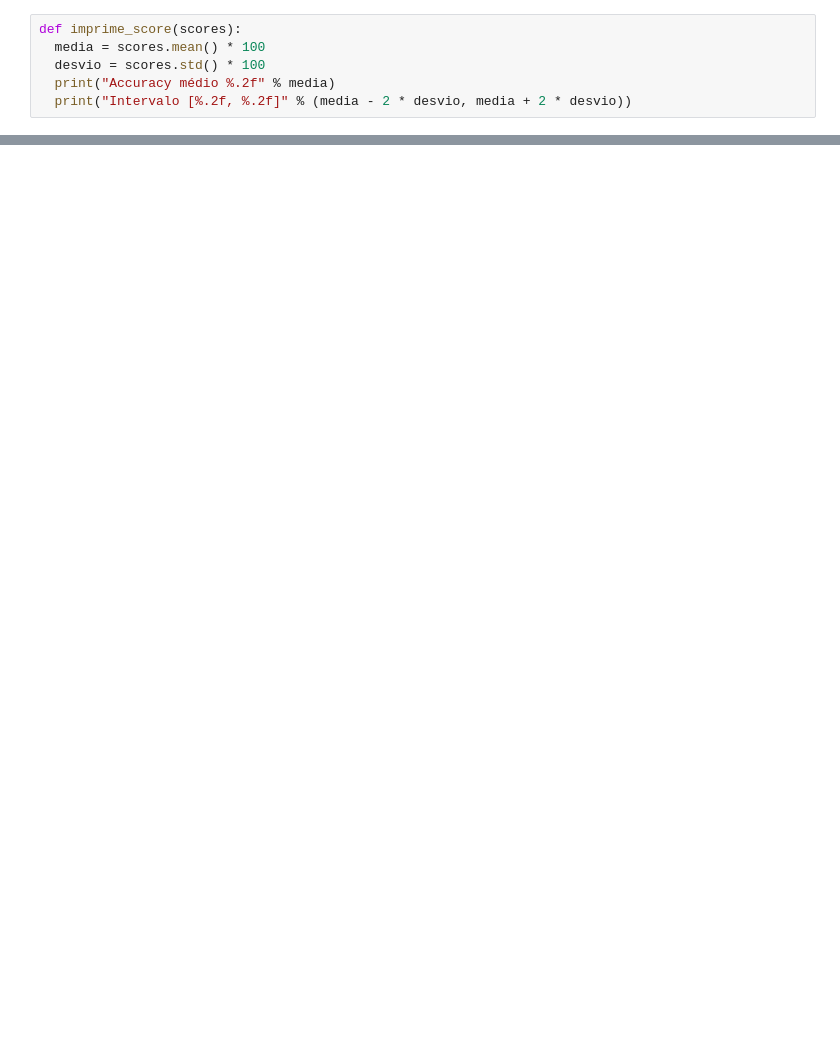
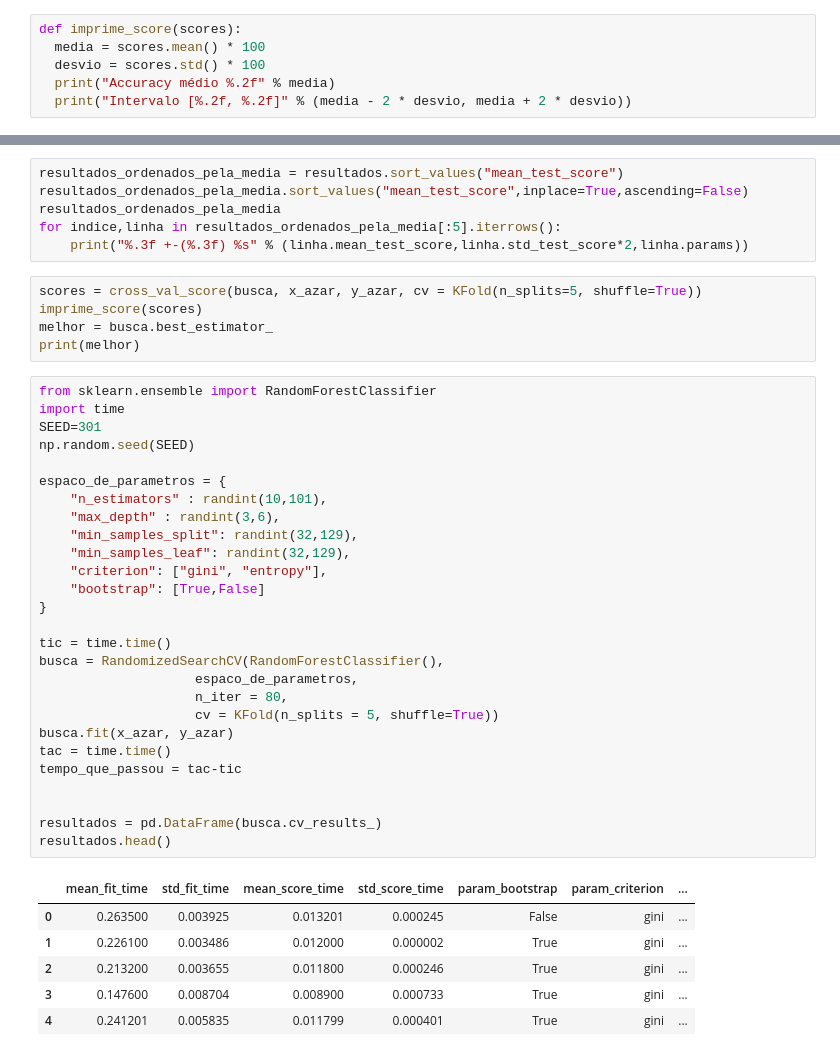
Before and after one commit to Augusto-S01/estudosDeIA, a Jupyter notebook: otimizacaoModelo/main.ipynb, the cells around one changed output, grey strips where cells are left out. Drawn from its saved outputs; the diff is of its cells as text; blank space fills up the shorter version.

```diff
--- a/otimizacaoModelo/main.ipynb
+++ b/otimizacaoModelo/main.ipynb
@@ -438,0 +462,45 @@ graph
+# %%
+resultados_ordenados_pela_media = resultados.sort_values("mean_test_score")
+resultados_ordenados_pela_media.sort_values("mean_test_score",inplace=True,ascending=False)
+resultados_ordenados_pela_media
+for indice,linha in resultados_ordenados_pela_media[:5].iterrows():
+    print("%.3f +-(%.3f) %s" % (linha.mean_test_score,linha.std_test_score*2,linha.params))
+# %%
+scores = cross_val_score(busca, x_azar, y_azar, cv = KFold(n_splits=5, shuffle=True))
+imprime_score(scores)
+melhor = busca.best_estimator_
+print(melhor)
+# %%
+from sklearn.ensemble import RandomForestClassifier
+import time
+SEED=301
+np.random.seed(SEED)
+
+espaco_de_parametros = {
+    "n_estimators" : randint(10,101),
+    "max_depth" : randint(3,6),
+    "min_samples_split": randint(32,129),
+    "min_samples_leaf": randint(32,129),
+    "criterion": ["gini", "entropy"],
+    "bootstrap": [True,False]
+}
+
+tic = time.time()
+busca = RandomizedSearchCV(RandomForestClassifier(),
+                    espaco_de_parametros,
+                    n_iter = 80,
+                    cv = KFold(n_splits = 5, shuffle=True))
+busca.fit(x_azar, y_azar)
+tac = time.time()
+tempo_que_passou = tac-tic
+
+
+resultados = pd.DataFrame(busca.cv_results_)
+resultados.head()
+# %% [output]
+|  | mean_fit_time | std_fit_time | mean_score_time | std_score_time | param_bootstrap | param_criterion | ... |
+| 0 | 0.263500 | 0.003925 | 0.013201 | 0.000245 | False | gini | ... |
+| 1 | 0.226100 | 0.003486 | 0.012000 | 0.000002 | True | gini | ... |
+| 2 | 0.213200 | 0.003655 | 0.011800 | 0.000246 | True | gini | ... |
+| 3 | 0.147600 | 0.008704 | 0.008900 | 0.000733 | True | gini | ... |
+| 4 | 0.241201 | 0.005835 | 0.011799 | 0.000401 | True | gini | ... |
```
Also changed, not shown: parts of 48 cells of this notebook.
